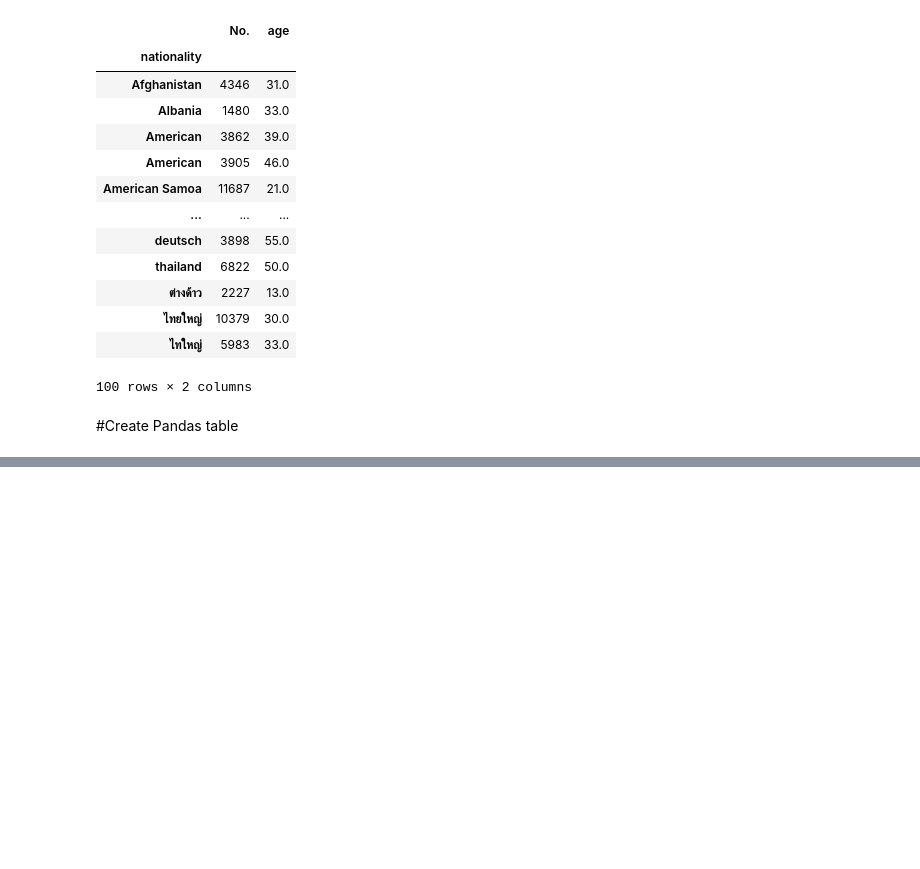
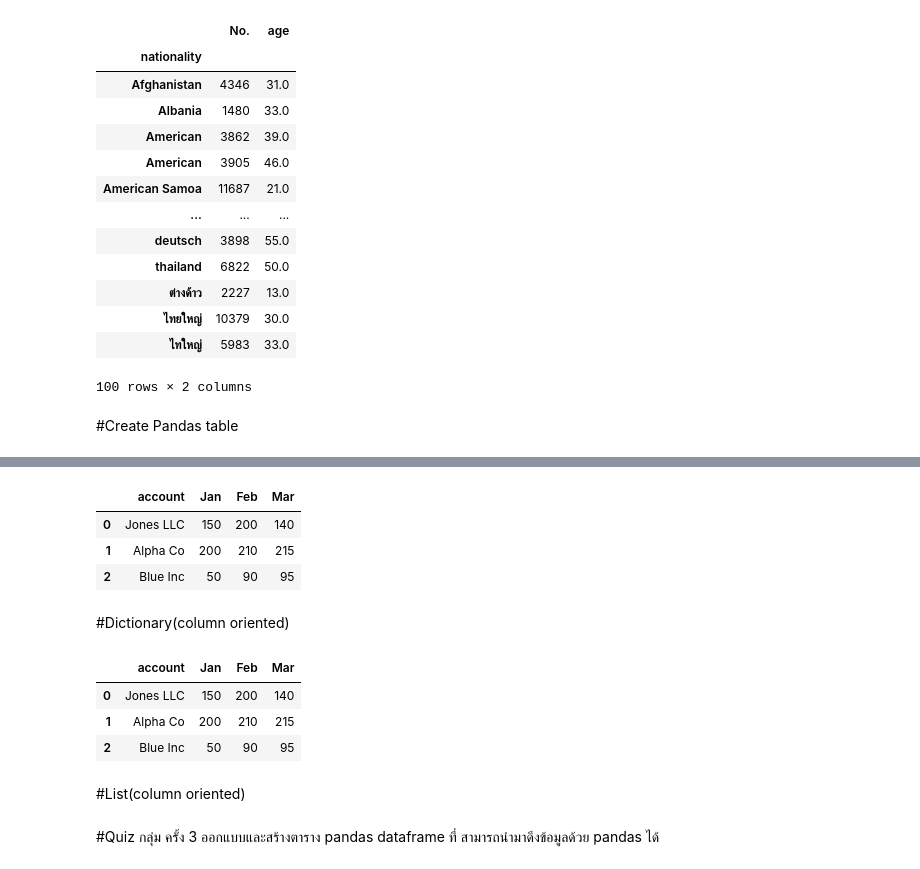
Before and after one commit to Chanunchida-May/data_viz_2022, a Jupyter notebook: Pandas102.ipynb, the cells around one changed output, grey strips where cells are left out. Cells and saved outputs as stored; diff of their text form; code cells hidden in the pictures; blank space fills up the shorter version.

Commit message:
quiz 3

```diff
--- a/Pandas102.ipynb
+++ b/Pandas102.ipynb
@@ -356,0 +389,10 @@ data_df.groupby('nationality').min(' ')
+# %%
+df2 = pd.DataFrame.from_records(data,columns=header)
+df2
+# %% [output]
+|  | account | Jan | Feb | Mar |
+| 0 | Jones LLC | 150 | 200 | 140 |
+| 1 | Alpha Co | 200 | 210 | 215 |
+| 2 | Blue Inc | 50 | 90 | 95 |
+# %% [markdown]
+#Dictionary(column oriented)
@@ -356,0 +405,10 @@ data_df.groupby('nationality').min(' ')
+# %%
+df3 = pd.DataFrame.from_dict(data_dict)
+df3
+# %% [output]
+|  | account | Jan | Feb | Mar |
+| 0 | Jones LLC | 150 | 200 | 140 |
+| 1 | Alpha Co | 200 | 210 | 215 |
+| 2 | Blue Inc | 50 | 90 | 95 |
+# %% [markdown]
+#List(column oriented)
@@ -356,0 +425,3 @@ data_df.groupby('nationality').min(' ')
+# %% [markdown]
+#Quiz กลุ่ม ครั้ง 3
+ออกแบบและสร้างตาราง pandas dataframe ที่ สามารถนำมาดึงข้อมูลด้วย pandas ได้
```
Also changed, not shown: parts of 15 cells of this notebook.
